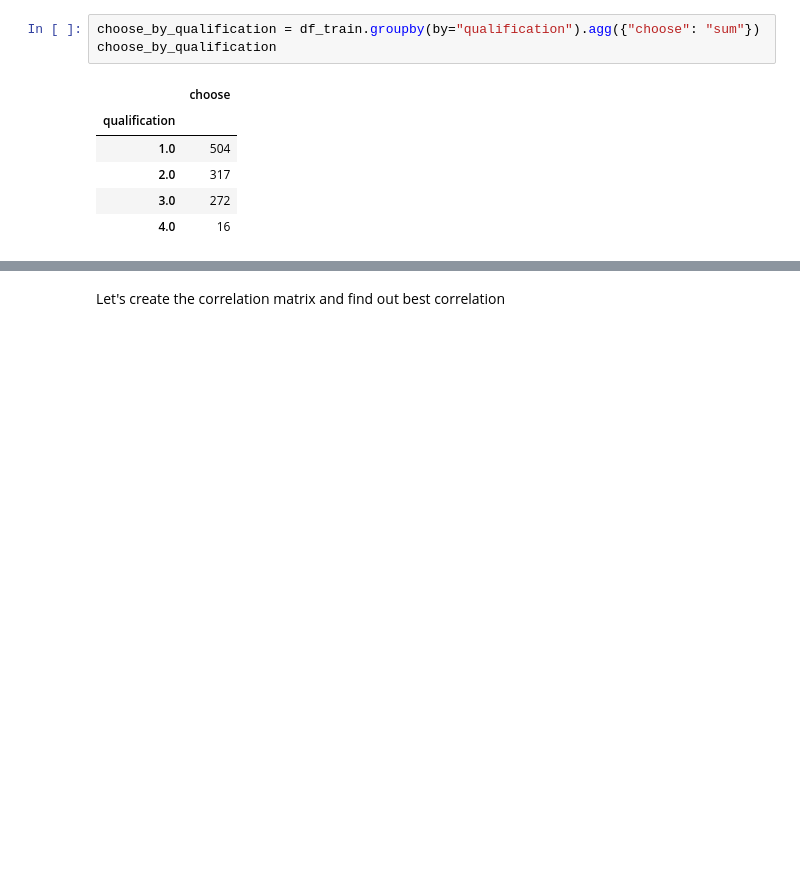
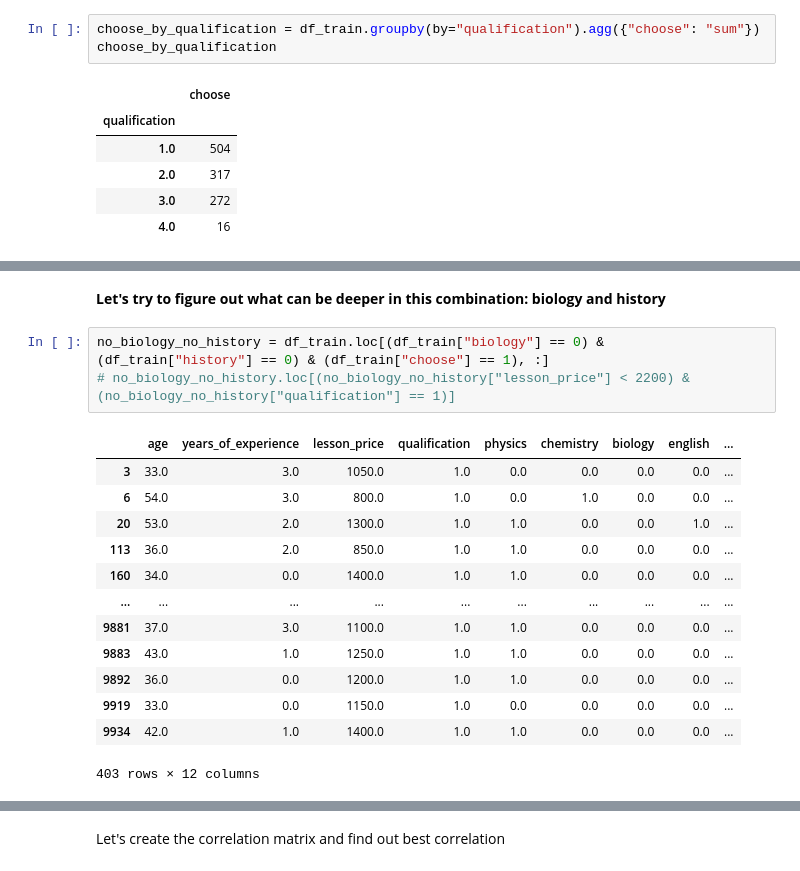
Before and after one commit to SpaceMakerc/tutor_prediction, a Jupyter notebook: predict_model_v1.ipynb, the cells around one changed output, grey strips where cells are left out. Saved outputs shown, nothing was run; the diff lists cells and outputs as text; blank space fills up the shorter version.

```diff
--- a/predict_model_v1.ipynb
+++ b/predict_model_v1.ipynb
@@ -333,0 +408,19 @@ choose_by_qualification
+# %% [markdown]
+**Let's try to figure out what can be deeper in this combination: biology and history**
+# %%
+no_biology_no_history = df_train.loc[(df_train["biology"] == 0) & (df_train["history"] == 0) & (df_train["choose"] == 1), :]
+# no_biology_no_history.loc[(no_biology_no_history["lesson_price"] < 2200) & (no_biology_no_history["qualification"] == 1)]
+# %% [output]
+|  | age | years_of_experience | lesson_price | qualification | physics | chemistry | biology | english | ... |
+| 3 | 33.0 | 3.0 | 1050.0 | 1.0 | 0.0 | 0.0 | 0.0 | 0.0 | ... |
+| 6 | 54.0 | 3.0 | 800.0 | 1.0 | 0.0 | 1.0 | 0.0 | 0.0 | ... |
+| 20 | 53.0 | 2.0 | 1300.0 | 1.0 | 1.0 | 0.0 | 0.0 | 1.0 | ... |
+| 113 | 36.0 | 2.0 | 850.0 | 1.0 | 1.0 | 0.0 | 0.0 | 0.0 | ... |
+| 160 | 34.0 | 0.0 | 1400.0 | 1.0 | 1.0 | 0.0 | 0.0 | 0.0 | ... |
+| ... | ... | ... | ... | ... | ... | ... | ... | ... | ... |
+| 9881 | 37.0 | 3.0 | 1100.0 | 1.0 | 1.0 | 0.0 | 0.0 | 0.0 | ... |
+| 9883 | 43.0 | 1.0 | 1250.0 | 1.0 | 1.0 | 0.0 | 0.0 | 0.0 | ... |
+| 9892 | 36.0 | 0.0 | 1200.0 | 1.0 | 1.0 | 0.0 | 0.0 | 0.0 | ... |
+| 9919 | 33.0 | 0.0 | 1150.0 | 1.0 | 0.0 | 0.0 | 0.0 | 0.0 | ... |
+| 9934 | 42.0 | 1.0 | 1400.0 | 1.0 | 1.0 | 0.0 | 0.0 | 0.0 | ... |
+403 rows × 12 columns
```
Also changed, not shown: parts of 17 cells of this notebook.
